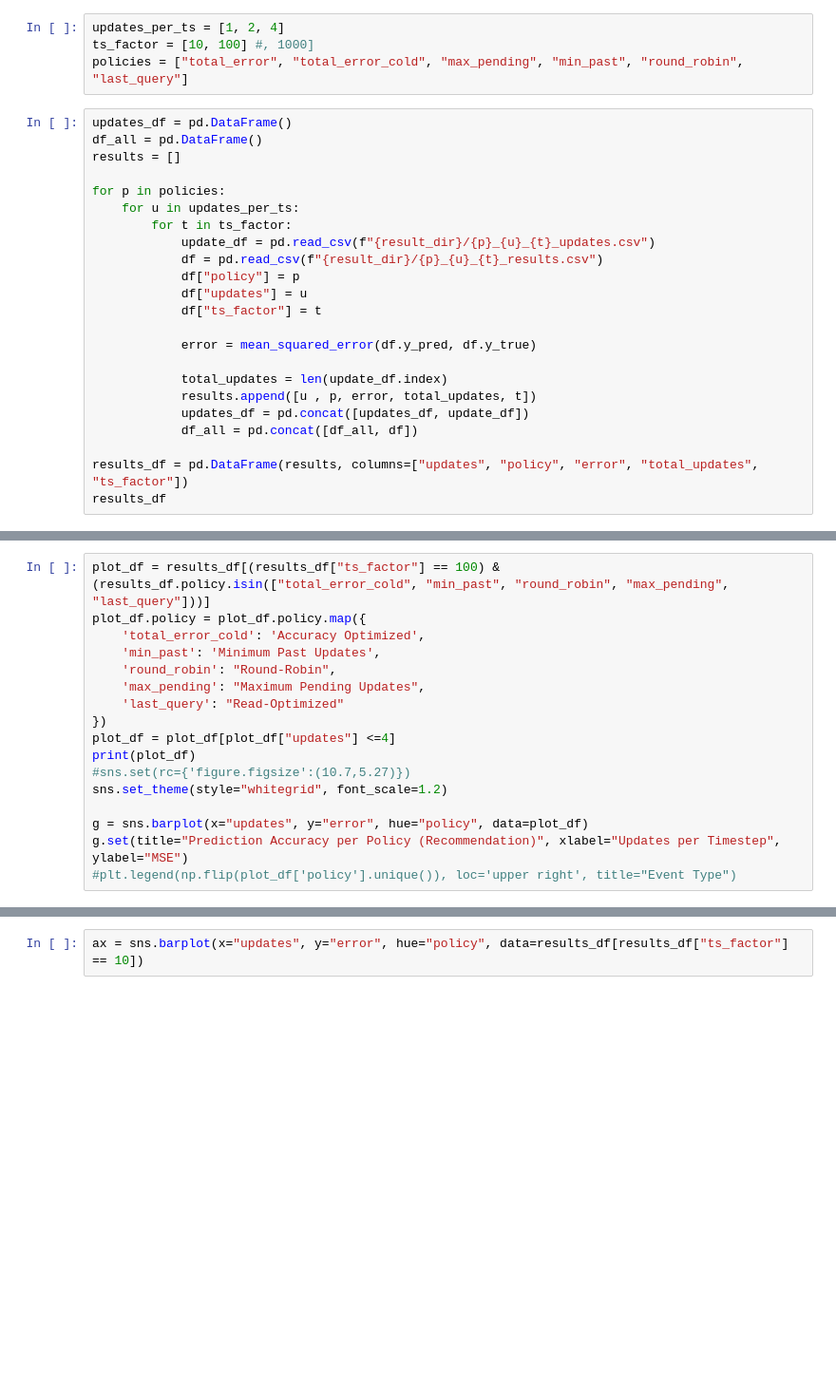
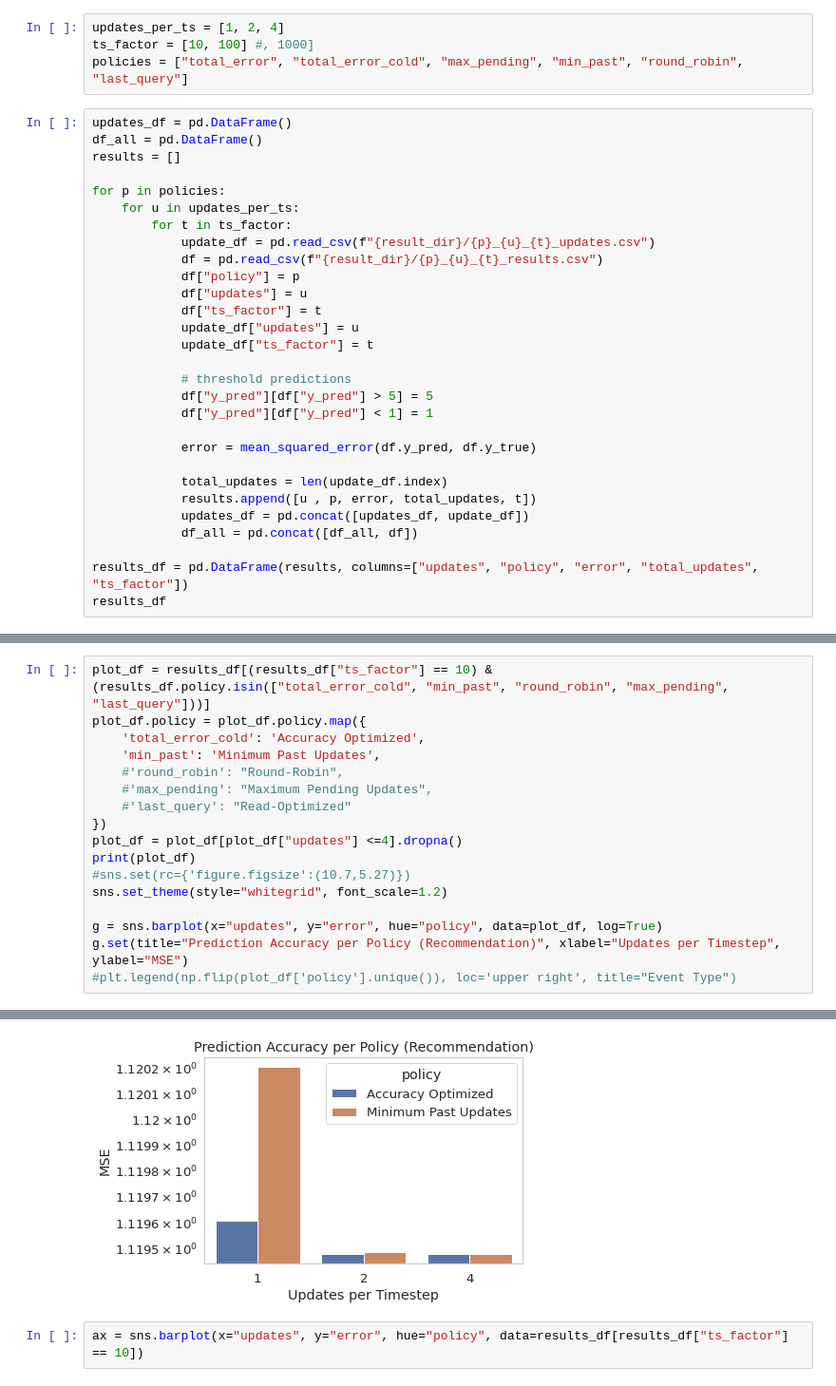
Before and after one commit to feature-store/experiments, a Jupyter notebook: nb/03-29-22-als_plots.ipynb, the cells around one changed output, grey strips where cells are left out. Shown at 95% size. Saved outputs shown, nothing was run; the diff lists cells and outputs as text; blank space fills up the shorter version.

Commit message:
als plots

```diff
--- a/nb/03-29-22-als_plots.ipynb
+++ b/nb/03-29-22-als_plots.ipynb
@@ -30,6 +32,12 @@ for p in policies:
             df["policy"] = p
             df["updates"] = u
             df["ts_factor"] = t
+            update_df["updates"] = u
+            update_df["ts_factor"] = t
+
+            # threshold predictions
+            df["y_pred"][df["y_pred"] > 5] = 5
+            df["y_pred"][df["y_pred"] < 1] = 1
 
             error = mean_squared_error(df.y_pred, df.y_true)
 
@@ -43,17 +101,18 @@ results_df
 # %%
-plot_df = results_df[(results_df["ts_factor"] == 100) & (results_df.policy.isin(["total_error_cold", "min_past", "round_robin", "max_pending", "last_query"]))]
+plot_df = results_df[(results_df["ts_factor"] == 10) & (results_df.policy.isin(["total_error_cold", "min_past", "round_robin", "max_pending", "last_query"]))]
 plot_df.policy = plot_df.policy.map({
     'total_error_cold': 'Accuracy Optimized',
     'min_past': 'Minimum Past Updates',
-    'round_robin': "Round-Robin",
-    'max_pending': "Maximum Pending Updates",
-    'last_query': "Read-Optimized"
+    #'round_robin': "Round-Robin",
+    #'max_pending': "Maximum Pending Updates",
+    #'last_query': "Read-Optimized"
 })
-plot_df = plot_df[plot_df["updates"] <=4]
+plot_df = plot_df[plot_df["updates"] <=4].dropna()
 print(plot_df)
 #sns.set(rc={'figure.figsize':(10.7,5.27)})
 sns.set_theme(style="whitegrid", font_scale=1.2)
 
-g = sns.barplot(x="updates", y="error", hue="policy", data=plot_df)
+g = sns.barplot(x="updates", y="error", hue="policy", data=plot_df, log=True)
 g.set(title="Prediction Accuracy per Policy (Recommendation)", xlabel="Updates per Timestep",  ylabel="MSE")
 #plt.legend(np.flip(plot_df['policy'].unique()), loc='upper right', title="Event Type")
+# %% [output]
@@ -60,3 +134,4 @@ g.set(title="Prediction Accuracy per Policy (Recommendation)", xlabel="Updates p
+[figure, added]
 # %%
 ax = sns.barplot(x="updates", y="error", hue="policy", data=results_df[results_df["ts_factor"] == 10])
 # %%
```
Also changed, not shown: parts of 24 cells of this notebook, 2 other files.
